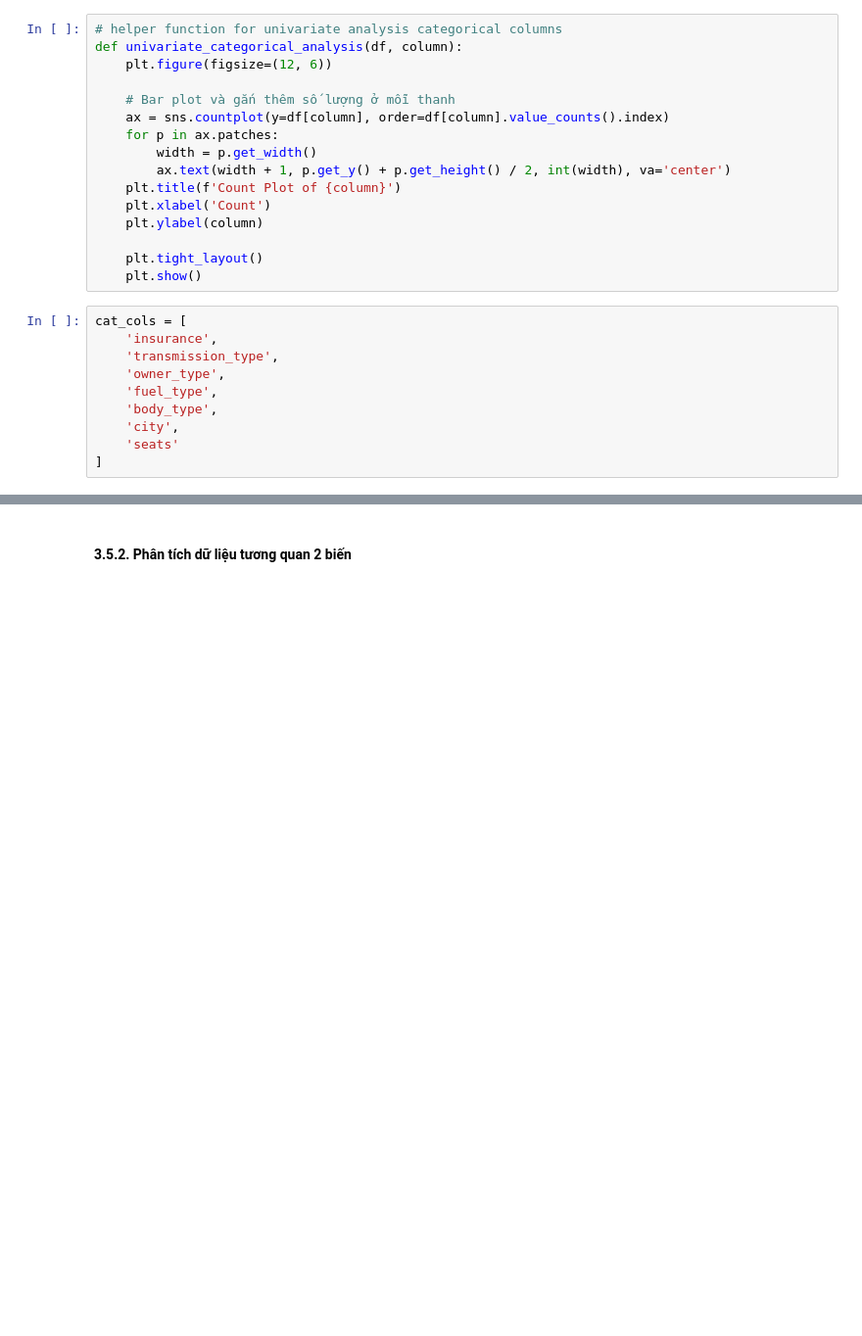
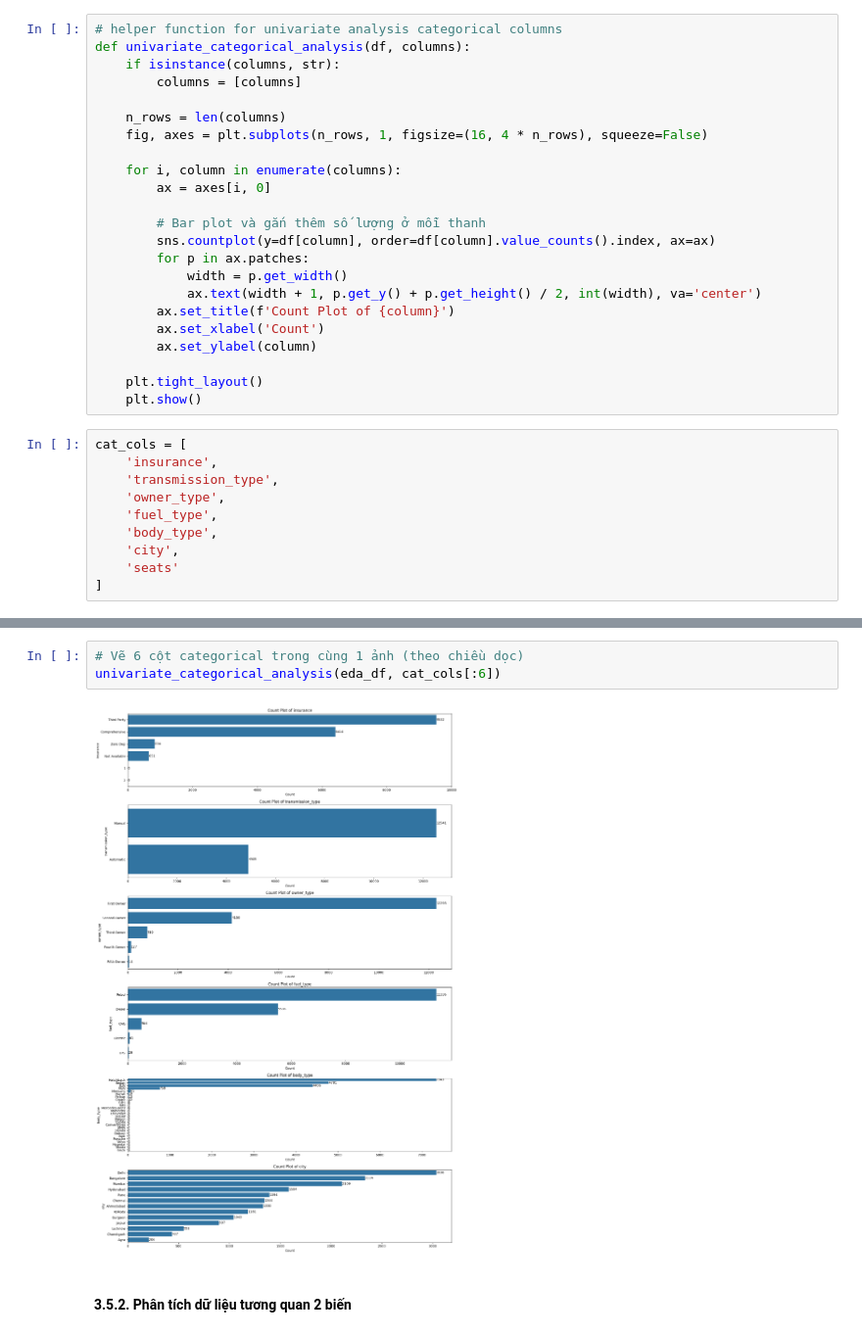
Before and after one commit to callmezuy/hcmus-data-mining--preprocessing, a Jupyter notebook: notebooks/02_tabular_preprocessing.ipynb, the cells around one changed output, grey strips where cells are left out. Shown at 98% size. Saved outputs shown, nothing was run; the diff lists cells and outputs as text; blank space fills up the shorter version.

```diff
--- a/notebooks/02_tabular_preprocessing.ipynb
+++ b/notebooks/02_tabular_preprocessing.ipynb
@@ -519,17 +511,24 @@ for col in num_cols:
     * Phân bố (bar chart, pie chart hoặc chart khác)
 # %%
 # helper function for univariate analysis categorical columns
-def univariate_categorical_analysis(df, column):
-    plt.figure(figsize=(12, 6))
+def univariate_categorical_analysis(df, columns):
+    if isinstance(columns, str):
+        columns = [columns]
 
-    # Bar plot và gắn thêm số lượng ở mỗi thanh
-    ax = sns.countplot(y=df[column], order=df[column].value_counts().index)
-    for p in ax.patches:
-        width = p.get_width()
-        ax.text(width + 1, p.get_y() + p.get_height() / 2, int(width), va='center')
-    plt.title(f'Count Plot of {column}')
-    plt.xlabel('Count')
-    plt.ylabel(column)
+    n_rows = len(columns)
+    fig, axes = plt.subplots(n_rows, 1, figsize=(16, 4 * n_rows), squeeze=False)
+
+    for i, column in enumerate(columns):
+        ax = axes[i, 0]
+
+        # Bar plot và gắn thêm số lượng ở mỗi thanh
+        sns.countplot(y=df[column], order=df[column].value_counts().index, ax=ax)
+        for p in ax.patches:
+            width = p.get_width()
+            ax.text(width + 1, p.get_y() + p.get_height() / 2, int(width), va='center')
+        ax.set_title(f'Count Plot of {column}')
+        ax.set_xlabel('Count')
+        ax.set_ylabel(column)
 
     plt.tight_layout()
     plt.show()
@@ -557,3 +545,8 @@ for col in cat_cols:
+# %%
+# Vẽ 6 cột categorical trong cùng 1 ảnh (theo chiều dọc)
+univariate_categorical_analysis(eda_df, cat_cols[:6])
+# %% [output]
+[figure, added]
 # %% [markdown]
 #### 3.5.2. Phân tích dữ liệu tương quan 2 biến
 # %%
```
Also changed, not shown: parts of 6 cells of this notebook.
